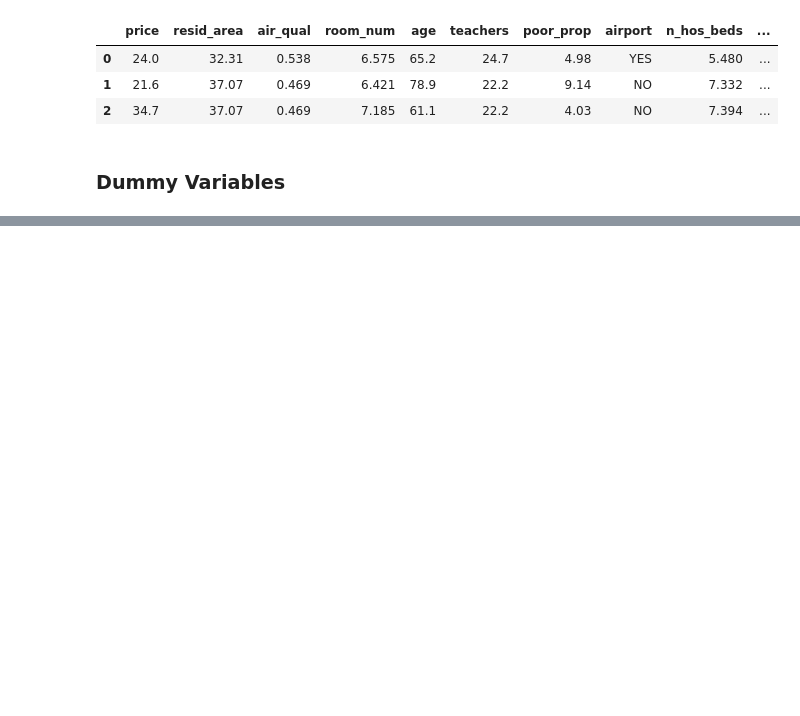
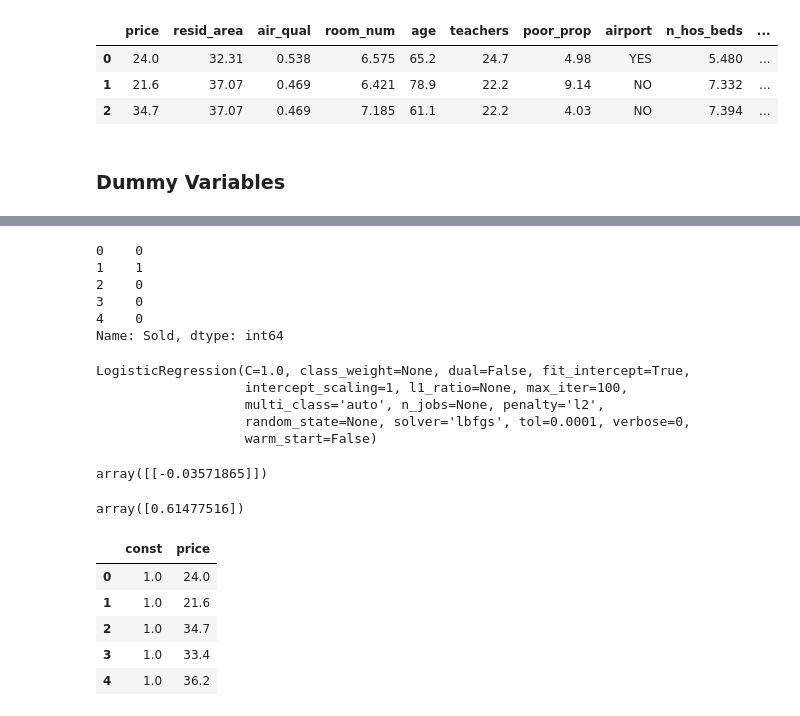
Before and after one commit to Stan-Leigh/Start-Tech-Academy, a Jupyter notebook: Preprocessing_Classification.ipynb, the cells around one changed output, grey strips where cells are left out. Saved outputs shown, nothing was run; the diff lists cells and outputs as text; code cells hidden in the pictures; blank space fills up the shorter version.

```diff
--- a/Preprocessing_Classification.ipynb
+++ b/Preprocessing_Classification.ipynb
@@ -277,0 +280,3 @@ df.head()
+# %%
+X = df[['price']]
+y = df['Sold']
@@ -277,0 +292,9 @@ df.head()
+# %%
+y.head()
+# %% [output]
+0    0
+1    1
+2    0
+3    0
+4    0
+Name: Sold, dtype: int64
@@ -277,0 +305,16 @@ df.head()
+# %%
+clf_lrs.fit(X, y)
+# %% [output]
+LogisticRegression(C=1.0, class_weight=None, dual=False, fit_intercept=True,
+                   intercept_scaling=1, l1_ratio=None, max_iter=100,
+                   multi_class='auto', n_jobs=None, penalty='l2',
+                   random_state=None, solver='lbfgs', tol=0.0001, verbose=0,
+                   warm_start=False)
+# %%
+clf_lrs.coef_  # Beta 1
+# %% [output]
+array([[-0.03571865]])
+# %%
+clf_lrs.intercept_  # Beta 0
+# %% [output]
+array([0.61477516])
@@ -277,0 +327,9 @@ df.head()
+# %%
+X_cons.head()
+# %% [output]
+|  | const | price |
+| 0 | 1.0 | 24.0 |
+| 1 | 1.0 | 21.6 |
+| 2 | 1.0 | 34.7 |
+| 3 | 1.0 | 33.4 |
+| 4 | 1.0 | 36.2 |
```
Also changed, not shown: parts of 19 cells of this notebook.
